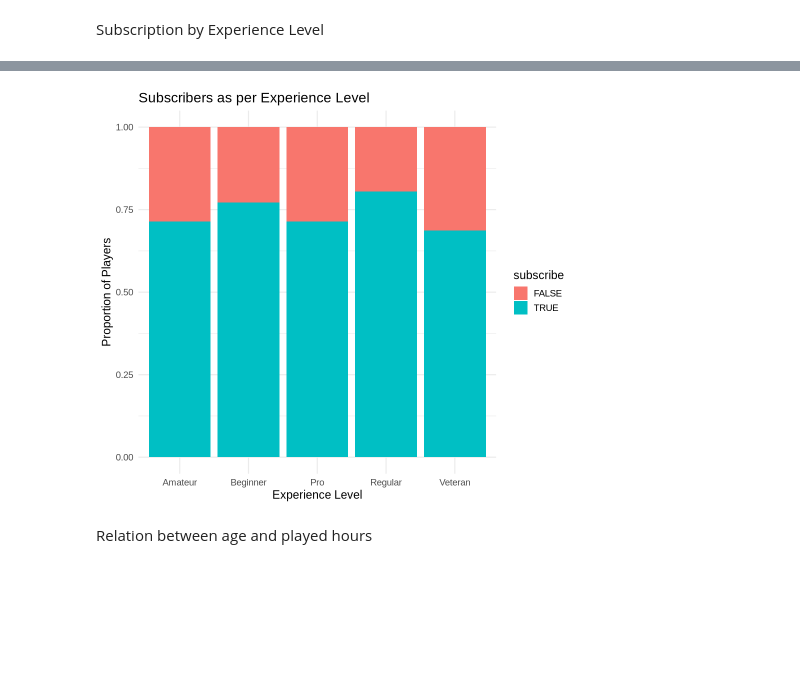
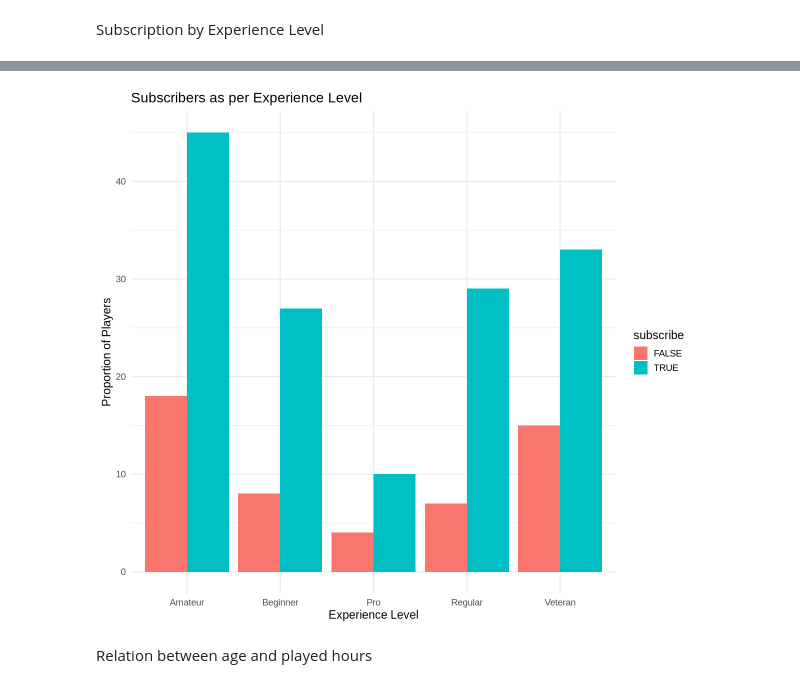
Before and after one commit to Dsharma2002/Project-DSCI100, a Jupyter notebook: test.ipynb, the cells around one changed output, grey strips where cells are left out. Cells and saved outputs as stored; diff of their text form; code cells hidden in the pictures; blank space fills up the shorter version.

```diff
--- a/test.ipynb
+++ b/test.ipynb
@@ -161,15 +215,15 @@ Subscription by Experience Level
 # %%
 subscription_plot <- players_clean |>
     ggplot(aes(x=experience, fill=subscribe)) +
-    geom_bar(position="fill") +
+    geom_bar(position="dodge") +
     labs(
         x="Experience Level",
         y="Proportion of Players",
         title="Subscribers as per Experience Level"
     )
 subscription_plot
 # %% [output]
-[figure, old version]
+[figure, new version]
 # %% [markdown]
 Relation between age and played hours
 # %%
```
Also changed, not shown: parts of 14 cells of this notebook.
